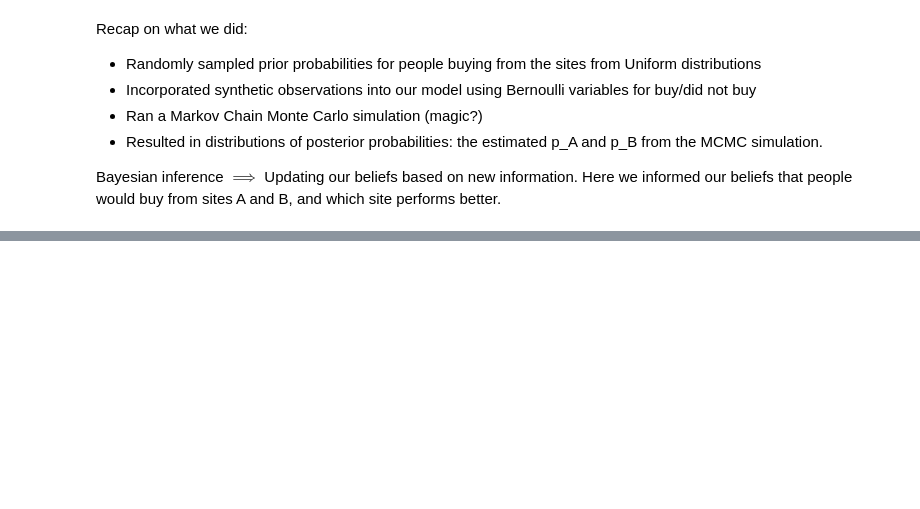
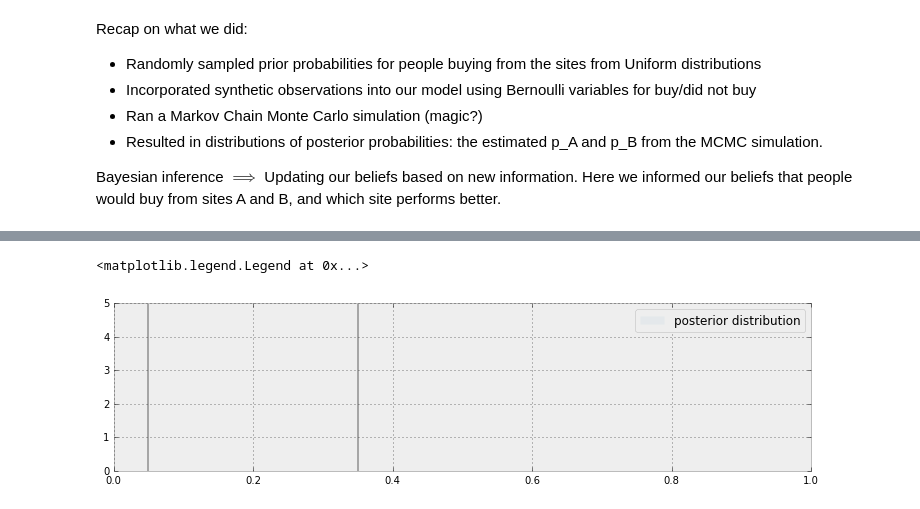
Before and after one commit to JeromeWynne/Probabilistic-Programming-and-Bayesian-Methods-for-Hackers, a Jupyter notebook: Chapter 2 - More on PyMC3.ipynb, the cells around one changed output, grey strips where cells are left out. Drawn from its saved outputs; the diff is of its cells as text; code cells hidden in the pictures; blank space fills up the shorter version.

```diff
--- a/Chapter 2 - More on PyMC3.ipynb
+++ b/Chapter 2 - More on PyMC3.ipynb
@@ -338,0 +387,17 @@ Bayesian inference $\implies$ Updating our beliefs based on new information. Her
+# %%
+import pymc3 as pm
+import theano.tensor as tt
+
+N = 100
+with pm.Model() as model:
+    p = pm.Uniform('freq_cheating', 0, 1) # Cheating prior
+    true_answers = pm.Bernoulli('truths', p, shape=N, # Synthetic true cheating rate
+                                testval=np.random.binomial(1, .5, N))
+    first_coin_flips = pm.Bernoulli('first_flips', 0.5, shape=N,
+                                    testval=np.random.binomial(1, 0.5, N))
+    second_coin_flips = pm.Bernoulli('second_flips', 0.5, shape=N,
+                                    testval=np.random.binomial(1, 0.5, N))
+    val = (first_coin_flips*true_answers + # Honest 'I cheated' answers
+               (1 - first_coin_flips)*second_coin_flips) # Possibly fake 'I cheated' answers
+    observed_proportion = pm.Deterministic("observed_proportion",
+                                           tt.sum(val)/float(N)) # Observed cheat count
@@ -338,0 +412,16 @@ Bayesian inference $\implies$ Updating our beliefs based on new information. Her
+# %%
+with model:
+    step = pm.Metropolis(vars=[p])
+    trace = pm.sample(40000, step=step)
+    burned_trace = trace[15000:]
+# %%
+plt.figure(figsize=(12.5, 3))
+p_trace = burned_trace['freq_cheating'][15000:]
+plt.hist(p_trace, histtype='stepfilled', normed=True, alpha=0.05,
+         bins=30, label='posterior distribution', color='#348ABD')
+plt.vlines([.05, .35], [0, 0], [5, 5], alpha=0.3)
+plt.xlim(0, 1)
+plt.legend()
+# %% [output]
+<matplotlib.legend.Legend at 0x...>
+[figure, added]
```
Also changed, not shown: parts of 15 cells of this notebook.
